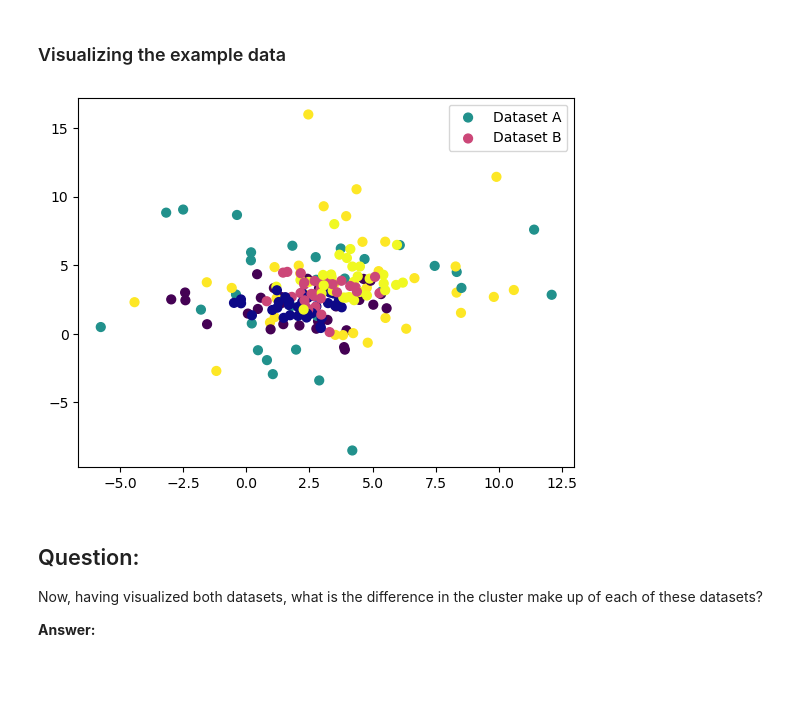
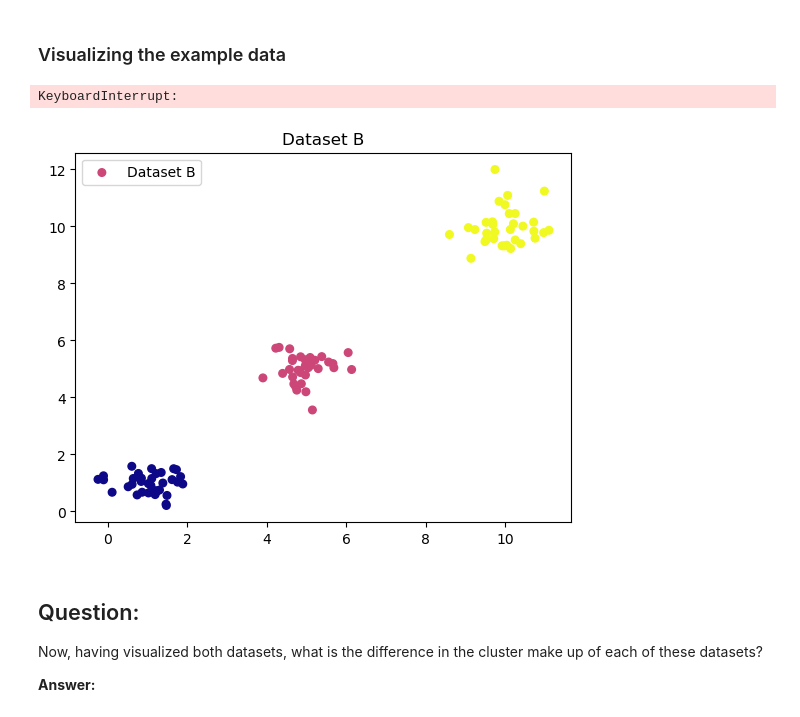
Before and after one commit to IJbeasley/GMM-Tutorial, a Jupyter notebook: GMM_tutorial.ipynb, the cells around one changed output. Saved outputs shown, nothing was run; the diff lists cells and outputs as text; code cells hidden in the pictures; blank space fills up the shorter version.

Commit message:
Fixing plotting

```diff
--- a/GMM_tutorial.ipynb
+++ b/GMM_tutorial.ipynb
@@ -67,13 +67,13 @@ from sklearn.datasets import make_blobs
 
 # generate 2d dataset
 Xa, Ya= make_blobs(n_samples=100,
-                                         centers=[[2, 2], [3, 3], [4, 4]], # mid point of each cluster
-                                         cluster_std = [2,4,3], # standard devivation of each cluster
+                                         centers=[[1,1], [5, 5], [10, 10]], # mid point of each cluster
+                                         cluster_std = [3,4,5], # standard devivation of each cluster
                                          random_state=random_state)
 
 Xb, Yb = make_blobs(n_samples=100,
-                                         centers=[[2, 2], [3, 3], [4, 4]],
-                                         cluster_std = [1,1,1],
+                                         centers=[[1, 1], [5, 5], [10, 10]],
+                                         cluster_std = [0.5,0.5,0.5],
                                          random_state=random_state)
 # %% [markdown]
 ### Question
@@ -86,15 +86,24 @@ Before visualising the above datasets, can you tell what the differences between
 # %%
 # Flip axes for Xa to change orientation
 Xa = Xa[:, ::-1]
-Xb = Xb[:, ::-1]
 
 # Scatter plot for both datasets
-plt.scatter(Xa[:, 0], Xa[:, 1], c=Ya, s=40, cmap='viridis', label="Dataset A")  # Dataset A
-plt.scatter(Xb[:, 0], Xb[:, 1], c=Yb, s=40, cmap='plasma', label="Dataset B")  # Dataset B
+plt.scatter(Xa[:, 0], Xa[:, 1], c=Ya, s=30, cmap='viridis')  # Dataset A
+plt.title("Dataset A")
 plt.legend()
 plt.show()
 # %% [output]
-[figure, removed]
+KeyboardInterrupt:
+# %%
+Xb = Xb[:, ::-1]
+
+# Scatter plot for both datasets
+plt.scatter(Xb[:, 0], Xb[:, 1], c=Yb, s=30, cmap='plasma')  # Dataset B
+plt.title("Dataset B")
+plt.legend()
+plt.show()
+# %% [output]
+[figure, added]
 # %% [markdown]
 ## Question:
 
```
